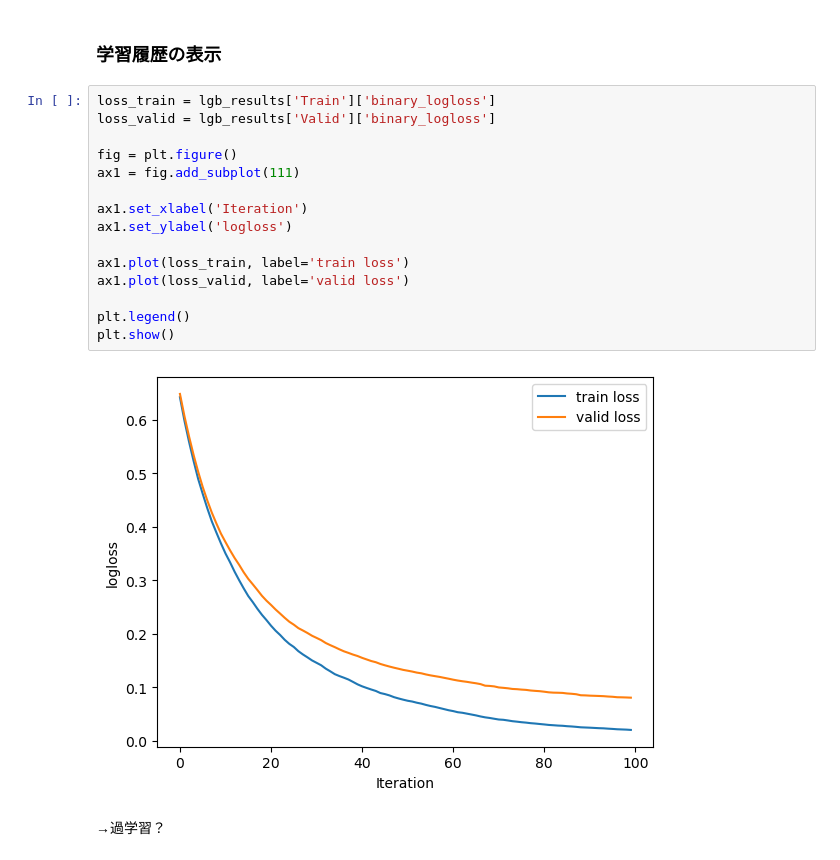
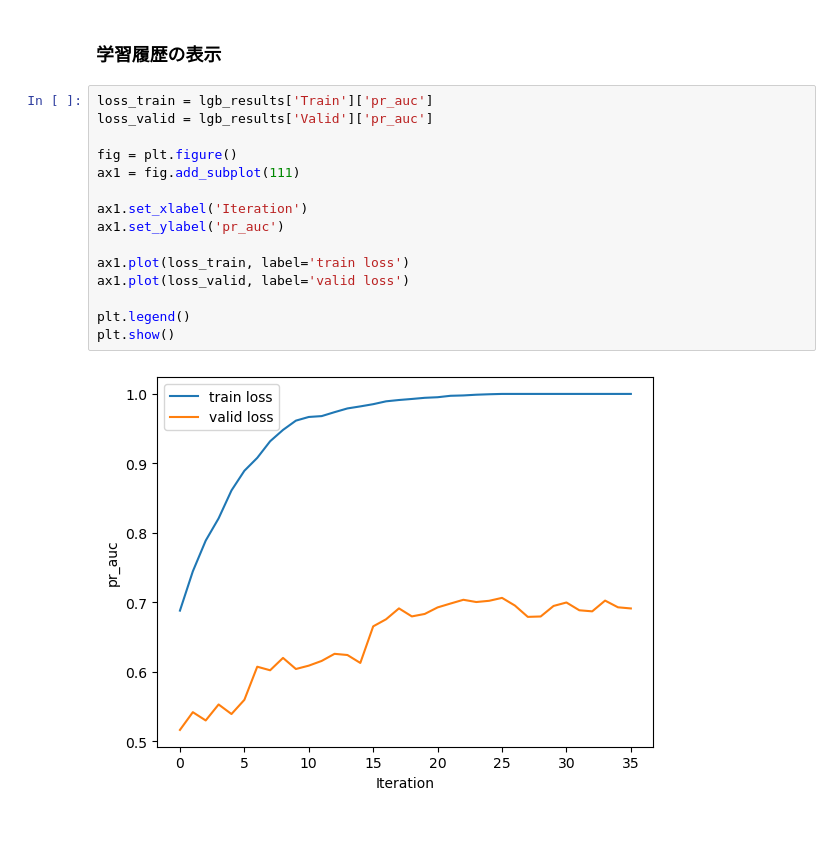
Before and after one commit to sakiiwaki/ozon, a Jupyter notebook: notebooks/ozon_3_lightGBM1.ipynb, the cells around one changed output. Cells and saved outputs as stored; diff of their text form; blank space fills up the shorter version.

```diff
--- a/notebooks/ozon_3_lightGBM1.ipynb
+++ b/notebooks/ozon_3_lightGBM1.ipynb
@@ -227,23 +261,21 @@ Valid_acc : [0.9691391597899475, 0.9687686846038864, 0.9664799217927508, 0.95887
 # %% [markdown]
 ### 学習履歴の表示
 # %%
-loss_train = lgb_results['Train']['binary_logloss']
-loss_valid = lgb_results['Valid']['binary_logloss']
+loss_train = lgb_results['Train']['pr_auc']
+loss_valid = lgb_results['Valid']['pr_auc']
 
 fig = plt.figure()
 ax1 = fig.add_subplot(111)
 
 ax1.set_xlabel('Iteration')
-ax1.set_ylabel('logloss')
+ax1.set_ylabel('pr_auc')
 
 ax1.plot(loss_train, label='train loss')
 ax1.plot(loss_valid, label='valid loss')
 
 plt.legend()
 plt.show()
 # %% [output]
-[figure, old version]
+[figure, new version]
-# %% [markdown]
-→過学習？
 # %%
 # モデルを用いてテストデータを予測
```
Also changed, not shown: parts of 11 cells of this notebook, 1 other file.
